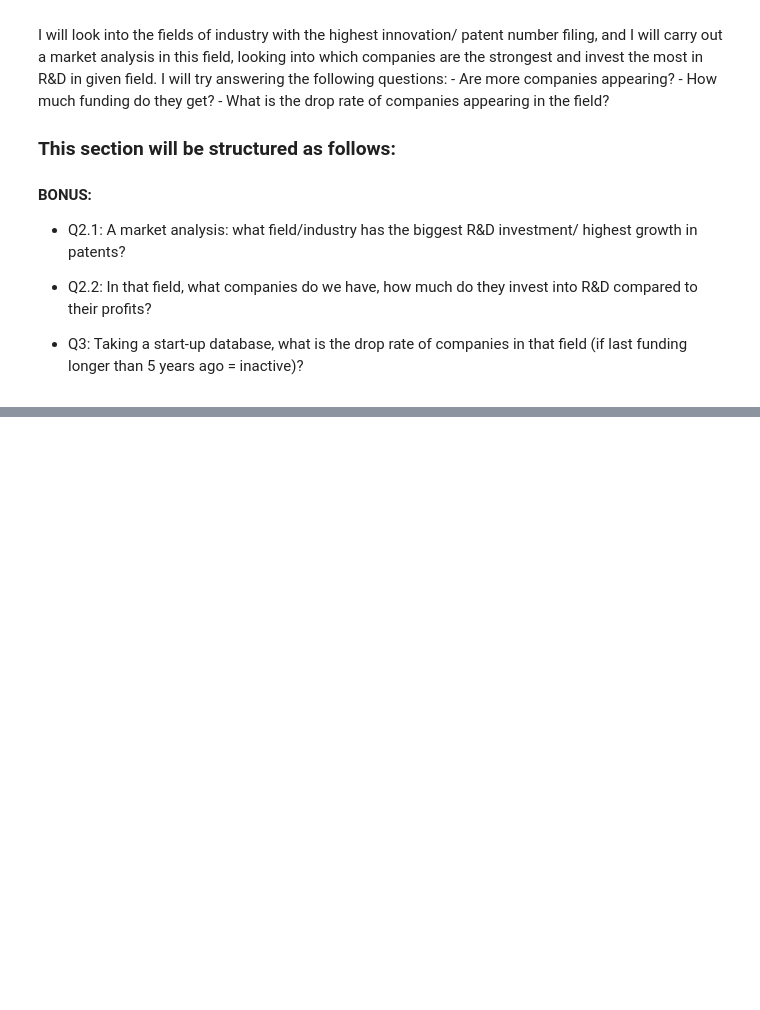
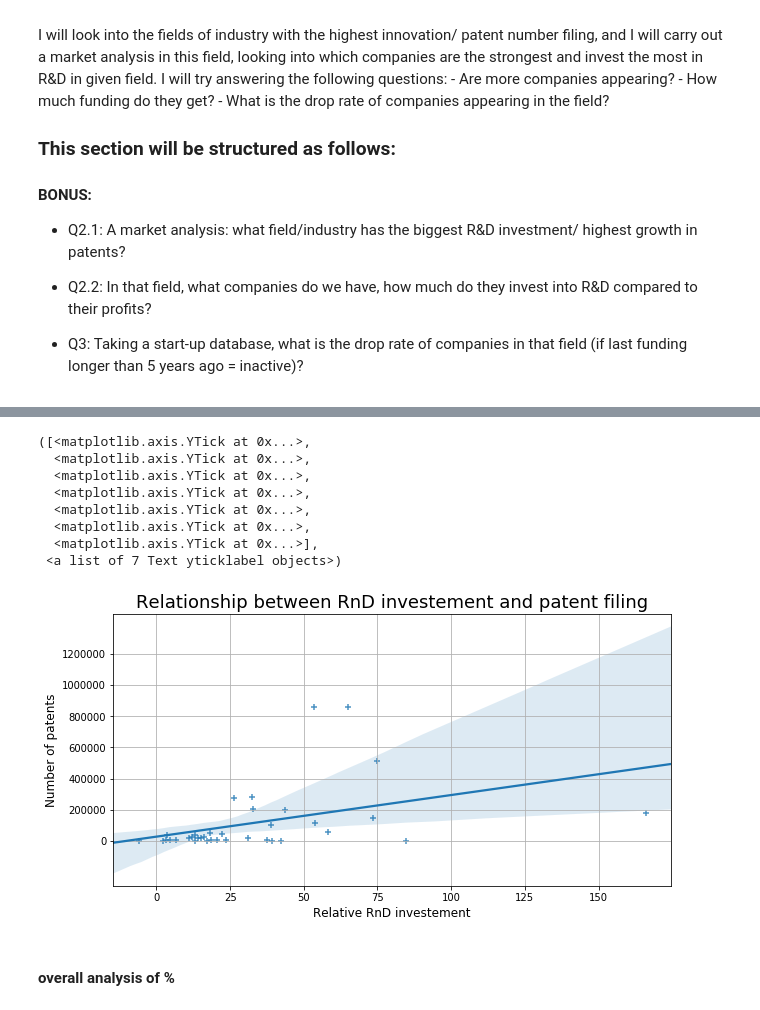
Before and after one commit to FHnt97/Project-Week-8-Final-Project, a Jupyter notebook: your-project/01_code/03_BONUS.ipynb, the cells around one changed output, grey strips where cells are left out. Drawn from its saved outputs; the diff is of its cells as text; code cells hidden in the pictures; blank space fills up the shorter version.

```diff
--- a/your-project/01_code/03_BONUS.ipynb
+++ b/your-project/01_code/03_BONUS.ipynb
@@ -49,0 +159,3 @@ from sklearn import preprocessing
+# %%
+# merge both tables for full info:
+dfm = patent_lst.merge(RnD, how="left", on="Company_id")
@@ -49,0 +171,6 @@ from sklearn import preprocessing
+# %%
+# group by industry
+# sum of investement in RnD from 2011 to 2014
+# sum of patents from 2011 to 2014
+dfg = dfm.groupby(["industry"]).sum()
+dfg.head()
@@ -49,0 +185,7 @@ from sklearn import preprocessing
+# %%
+# relativise investement through operating profits:
+# RnD% of profit
+dfg["RnD_relative"] = dfg["R&D_investemetn"]/dfg["operating_profits"]*100
+# %%
+# select only wanted  columns
+dfg = dfg[["count", "RnD_relative"]]
@@ -49,0 +243,27 @@ from sklearn import preprocessing
+# %%
+# plot:
+f, ax = plt.subplots(figsize=(10, 5))
+
+# plot function
+sns.regplot(data = dfg, x="RnD_relative", y="count", marker = "+")
+
+# style changes
+plt.grid(axis="both")
+
+# labeling
+plt.title("Relationship between RnD investement and patent filing", fontsize=18)
+plt.xlabel("Relative RnD investement", fontsize=12)
+plt.ylabel("Number of patents", fontsize=12)
+plt.yticks(np.arange(0, 1400000, 200000))
+# %% [output]
+([<matplotlib.axis.YTick at 0x...>,
+  <matplotlib.axis.YTick at 0x...>,
+  <matplotlib.axis.YTick at 0x...>,
+  <matplotlib.axis.YTick at 0x...>,
+  <matplotlib.axis.YTick at 0x...>,
+  <matplotlib.axis.YTick at 0x...>,
+  <matplotlib.axis.YTick at 0x...>],
+ <a list of 7 Text yticklabel objects>)
+[figure, added]
+# %% [markdown]
+#### overall analysis of %
```
Also changed, not shown: parts of 29 cells of this notebook.
